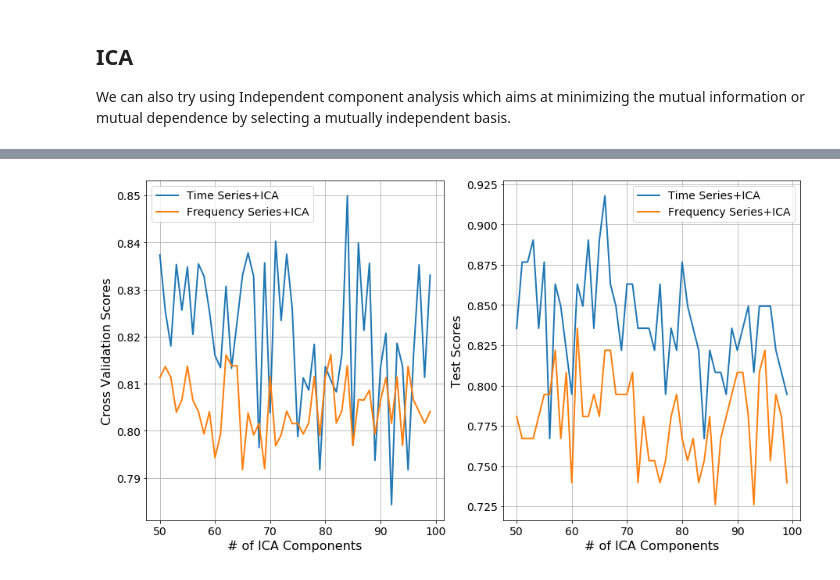
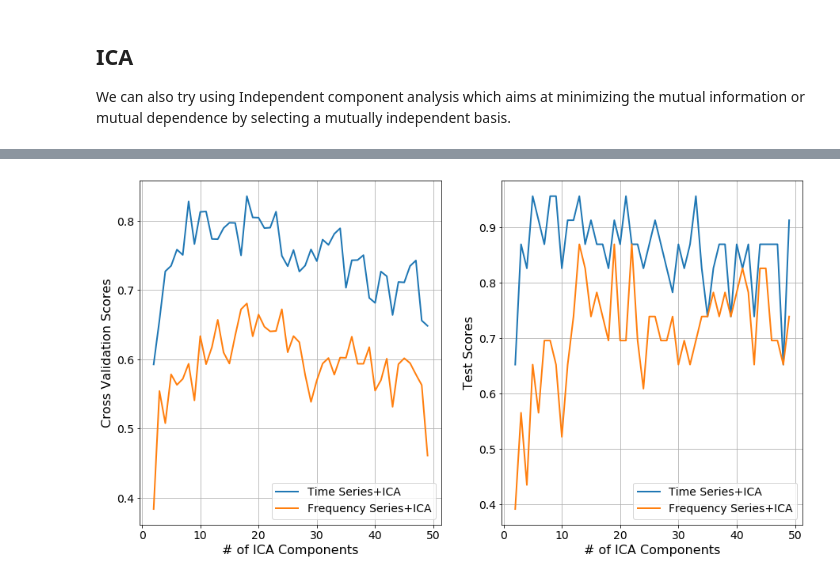
Before and after one commit to bkhamesra/GW-MLClassification, a Jupyter notebook: Scripts/Bhavesh/Notebook1-FeatureSelection.ipynb, the cells around one changed output, grey strips where cells are left out. Cells and saved outputs as stored; diff of their text form; code cells hidden in the pictures.

```diff
--- a/Scripts/Bhavesh/Notebook1-FeatureSelection.ipynb
+++ b/Scripts/Bhavesh/Notebook1-FeatureSelection.ipynb
@@ -742,32 +797,45 @@ Wall time: 5.42 s
 # %%
 %%time
 
-from sklearn.ensemble import RandomForestClassifier
+#Test PCA with classifier to determine optimal number of components
 scores, pct_var, var = [], [], []
-numcomp = np.arange(2,100,4)
+numcomp = np.arange(2,40,1)
 
 fig, (ax1, ax2) = plt.subplots(1,2, figsize=(15,8))
 
 def optimize_pca(nn, train_data, test_data, train_output, test_output, nlearners=25):
-    pca = PCA(svd_solver='full', n_components=nn,random_state=100)
+    '''Check prediction with random forest classifier with PCA
+
+    Params:
+    nn (int) - Number of PCA components
+    training_data ( array) - Training data array
+    test_data ( array) - Training data array
+    test_output ( array) - Training output
+    test_output ( array) - Test output
+    n_learners (int) - number of weak learners in classifier
+    '''
+    pca = PCA(svd_solver='full', n_components=nn, random_state=100)
     trainingdata_pca = pca.fit_transform(train_data)
     testdata_pca = pca.transform(test_data)
 
-    clf_rf = RandomForestClassifier(n_estimators=nlearners,random_state=101)
+    clf_rf = RandomForestClassifier(n_estimators=nlearners,random_state=100)
     transformed_data = clf_rf.fit(trainingdata_pca, train_output)
 
-    if n==10:
+    if nn==10:
         prediction = clf_rf.predict(testdata_pca)
         match  = np.size(np.where(prediction==test_output))
-        #print(match, match/len(prediction), clf_rf.score(testdata_pca, test_output))
 
     cv_score = cross_val_score(clf_rf, trainingdata_pca, train_output, cv=5)
     test_score = clf_rf.score(testdata_pca, test_output)
 
     return (cv_score, test_score)
 
+
+#Optimize number of PCA components by testing with random forest classifier
 crossval_scores_tseries, test_scores_tseries = [], []
 crossval_scores_fseries, test_scores_fseries = [], []
+
+
 
 for n in numcomp:
     cv_score_tseries, test_score_tseries = optimize_pca(n, data_train_ht, data_test_ht, y_train_ht, y_test_ht)
@@ -803,11 +871,22 @@ from sklearn.ensemble import RandomForestClassifier
 scores, pct_var, var = [], [], []
 
 #Note - ICA does not converge for num_comp lower than 50
-numcomp = np.arange(50,100,1)
+numcomp = np.arange(2,50,1)
 
 fig, (ax1, ax2) = plt.subplots(1,2, figsize=(15,8))
 
 def optimize_ica(nn, train_data, test_data, train_output, test_output, nlearners=25):
+    '''Check prediction with random forest classifier with ICA
+
+    Params:
+    nn (int) - Number of PCA components
+    training_data ( array) - Training data array
+    test_data ( array) - Training data array
+    test_output ( array) - Training output
+    test_output ( array) - Test output
+    n_learners (int) - number of weak learners in classifier
+    '''
+
     ica = FastICA(random_state= 12, n_components=nn, max_iter=300, tol=0.001)
     trainingdata_ica = ica.fit_transform(train_data)
     testdata_ica = ica.transform(test_data)
@@ -818,39 +897,40 @@ def optimize_ica(nn, train_data, test_data, train_output, test_output, nlearners
     if n==10:
         prediction = clf_rf.predict(testdata_ica)
         match  = np.size(np.where(prediction==test_output))
-        print(match, match/len(prediction), clf_rf.score(testdata_ica, test_output))
+        #print(match, match/len(prediction), clf_rf.score(testdata_ica, test_output))
 
     cv_score = cross_val_score(clf_rf, trainingdata_ica, train_output, cv=5)
     test_score = clf_rf.score(testdata_ica, test_output)
 
     return (cv_score, test_score)
 
+#Optimize number of ICA components with random forest classifier
 crossval_scores_tseries, test_scores_tseries = [], []
 crossval_scores_fseries, test_scores_fseries = [], []
 
 for n in numcomp:
     #print(n)
     cv_score_tseries, test_score_tseries = optimize_ica(n, data_train_ht, data_test_ht, y_train_ht, y_test_ht)
     crossval_scores_tseries.append(cv_score_tseries)
     test_scores_tseries.append(test_score_tseries)
 
     cv_score_fseries, test_score_fseries = optimize_ica(n, data_train_hf, data_test_hf, y_train_hf, y_test_hf, nlearners=35)
     crossval_scores_fseries.append(cv_score_fseries)
     test_scores_fseries.append(test_score_fseries)
 
 ax1.plot(numcomp, np.mean(crossval_scores_tseries, axis=1), label='Time Series+ICA')
 ax1.plot(numcomp, np.mean(crossval_scores_fseries, axis=1), label='Frequency Series+ICA')
 ax1.set_xlabel('# of ICA Components')
 ax1.set_ylabel('Cross Validation Scores')
 ax1.legend()
 
 ax2.plot(numcomp, test_scores_tseries, label='Time Series+ICA')
 ax2.plot(numcomp, test_scores_fseries, label='Frequency Series+ICA')
 ax2.set_xlabel('# of ICA Components')
 ax2.set_ylabel('Test Scores')
 ax2.legend()
 
 plt.show()
 plt.close()
 # %% [output]
-[figure, old version]
+[figure, new version]
```
Also changed, not shown: parts of 16 cells of this notebook, 2 other files.
